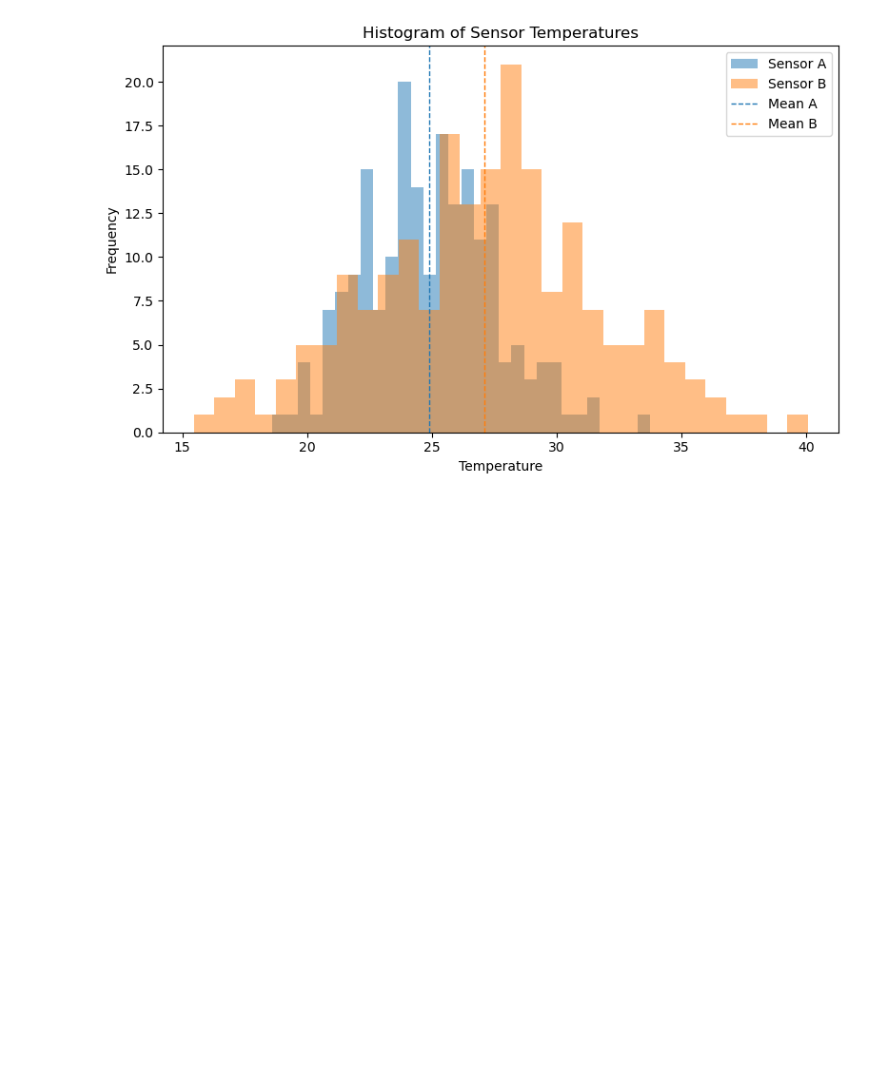
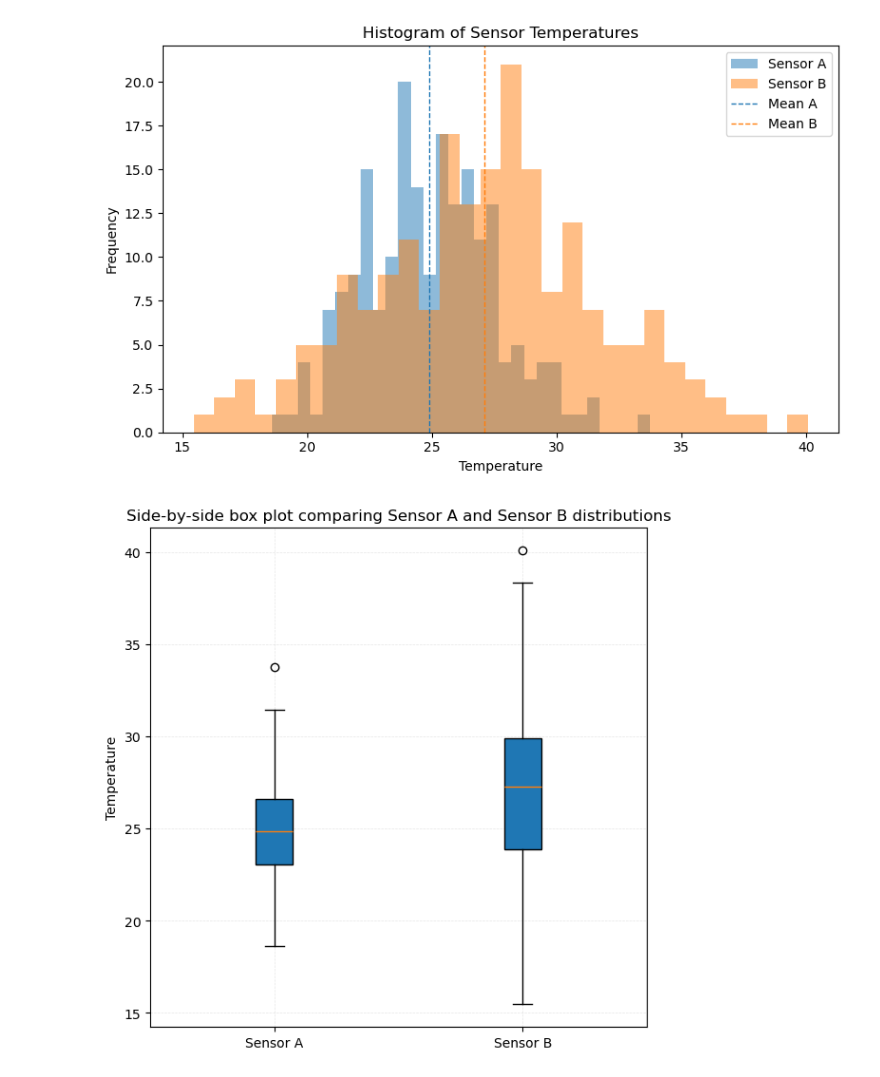
Before and after one commit to FunniBoiJeff/ece105-lab3-plots, a Jupyter notebook: sensor plots.ipynb, the cells around one changed output. Cells and saved outputs as stored; diff of their text form; code cells hidden in the pictures; blank space fills up the shorter version.

Commit message:
Add missing box plot configuration

```diff
--- a/sensor plots.ipynb
+++ b/sensor plots.ipynb
@@ -87,3 +87,15 @@ plt.show()
 # Include a legend labeling each sensor.
 # %% [output]
 [figure]
+# %%
+plt.figure(figsize=(6,6))
+plt.boxplot([sensor_a, sensor_b], labels=['Sensor A', 'Sensor B'], patch_artist=True)
+plt.ylabel('Temperature')
+plt.title('Side-by-side box plot comparing Sensor A and Sensor B distributions')
+plt.grid(True, linestyle='--', linewidth=0.5, alpha=0.3)
+plt.tight_layout()
+plt.show()
+# Label x-axis with sensor names, y-axis with "Temperature (deg C)".
+# Add a horizontal dashed line at the overall mean of both sensors combined.
+# %% [output]
+[figure, added]
```
